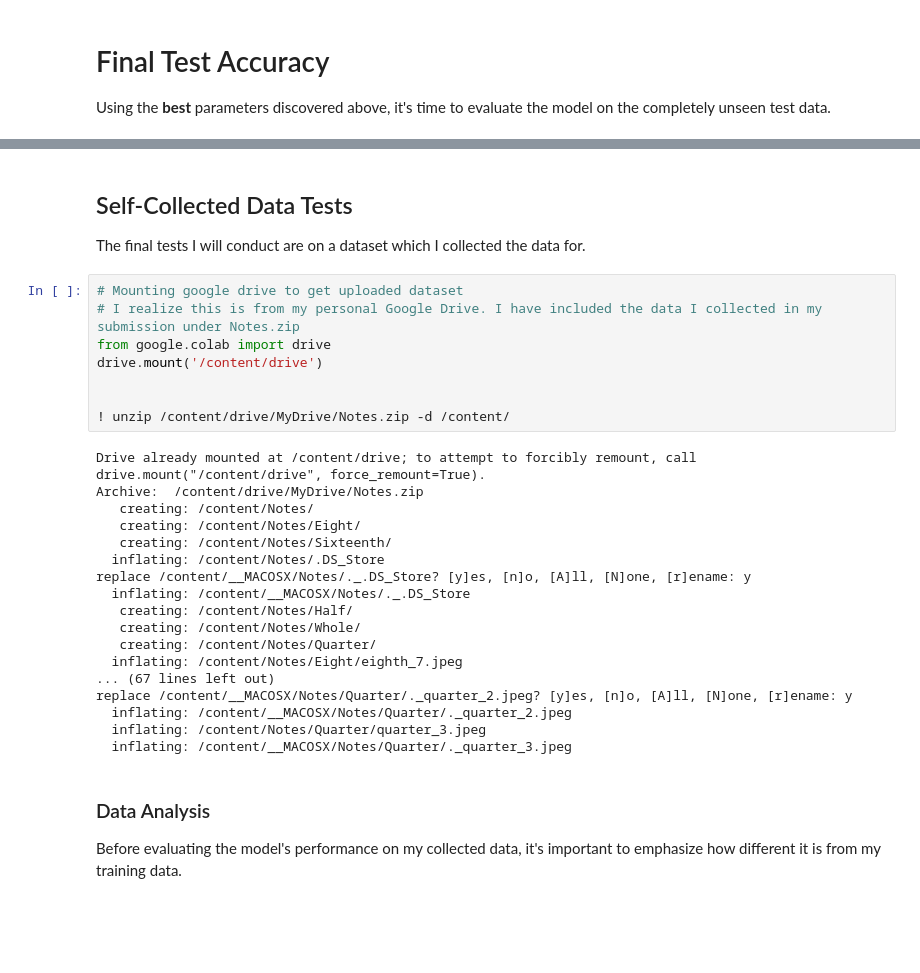
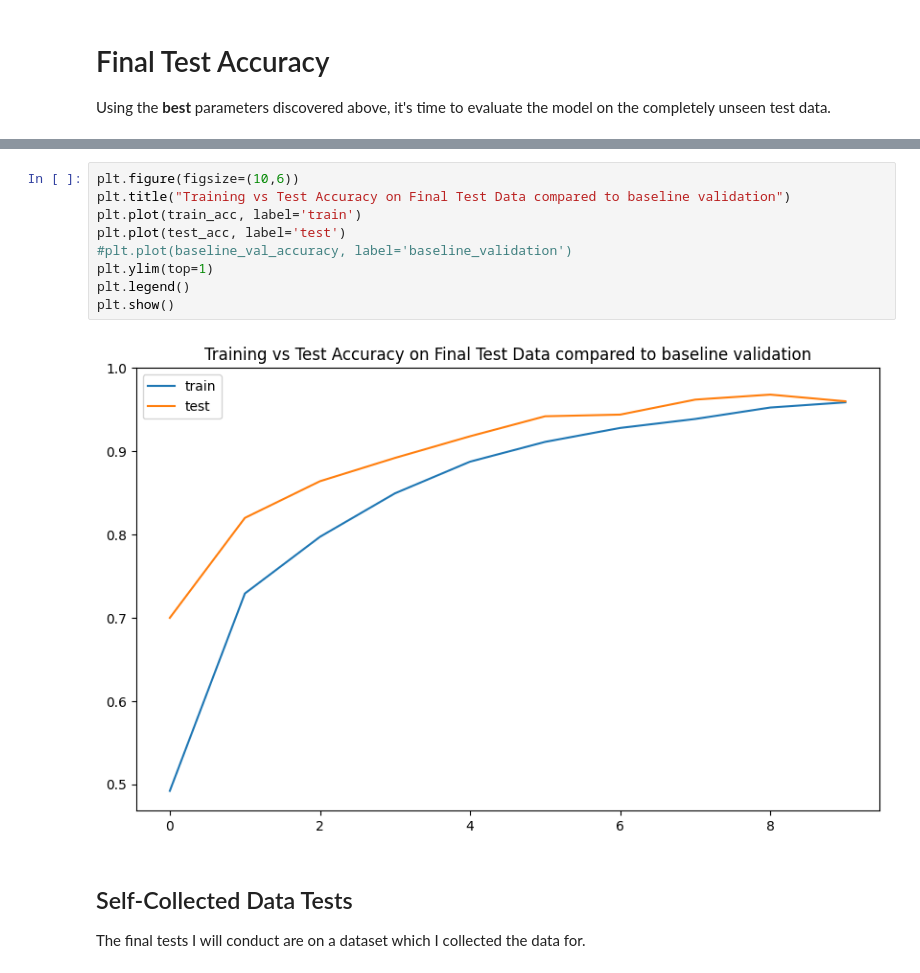
Before and after one commit to zachroyer/Music-Symbol-Classification, a Jupyter notebook: HW7.ipynb, the cells around one changed output, grey strips where cells are left out. Drawn from its saved outputs; the diff is of its cells as text; blank space fills up the shorter version.

```diff
--- a/HW7.ipynb
+++ b/HW7.ipynb
@@ -527,33 +637,15 @@ Using the **best** parameters discovered above, it's time to evaluate the model
+# %%
+plt.figure(figsize=(10,6))
+plt.title("Training vs Test Accuracy on Final Test Data compared to baseline validation")
+plt.plot(train_acc, label='train')
+plt.plot(test_acc, label='test')
+#plt.plot(baseline_val_accuracy, label='baseline_validation')
+plt.ylim(top=1)
+plt.legend()
+plt.show()
+# %% [output]
+[figure, added]
 # %% [markdown]
 ## Self-Collected Data Tests
 
 The final tests I will conduct are on a dataset which I collected the data for.
-# %%
-# Mounting google drive to get uploaded dataset
-# I realize this is from my personal Google Drive. I have included the data I collected in my submission under Notes.zip
-from google.colab import drive
-drive.mount('/content/drive')
-
-
-! unzip /content/drive/MyDrive/Notes.zip -d /content/
-# %% [output]
-Drive already mounted at /content/drive; to attempt to forcibly remount, call drive.mount("/content/drive", force_remount=True).
-Archive:  /content/drive/MyDrive/Notes.zip
-   creating: /content/Notes/
-   creating: /content/Notes/Eight/
-   creating: /content/Notes/Sixteenth/
-  inflating: /content/Notes/.DS_Store
-replace /content/__MACOSX/Notes/._.DS_Store? [y]es, [n]o, [A]ll, [N]one, [r]ename: y
-  inflating: /content/__MACOSX/Notes/._.DS_Store
-   creating: /content/Notes/Half/
-   creating: /content/Notes/Whole/
-   creating: /content/Notes/Quarter/
-  inflating: /content/Notes/Eight/eighth_7.jpeg
-... (67 lines left out)
-replace /content/__MACOSX/Notes/Quarter/._quarter_2.jpeg? [y]es, [n]o, [A]ll, [N]one, [r]ename: y
-  inflating: /content/__MACOSX/Notes/Quarter/._quarter_2.jpeg
-  inflating: /content/Notes/Quarter/quarter_3.jpeg
-  inflating: /content/__MACOSX/Notes/Quarter/._quarter_3.jpeg
-# %% [markdown]
-### Data Analysis
-Before evaluating the model's performance on my collected data, it's important to emphasize how different it is from my training data.
```
Also changed, not shown: parts of 27 cells of this notebook.
